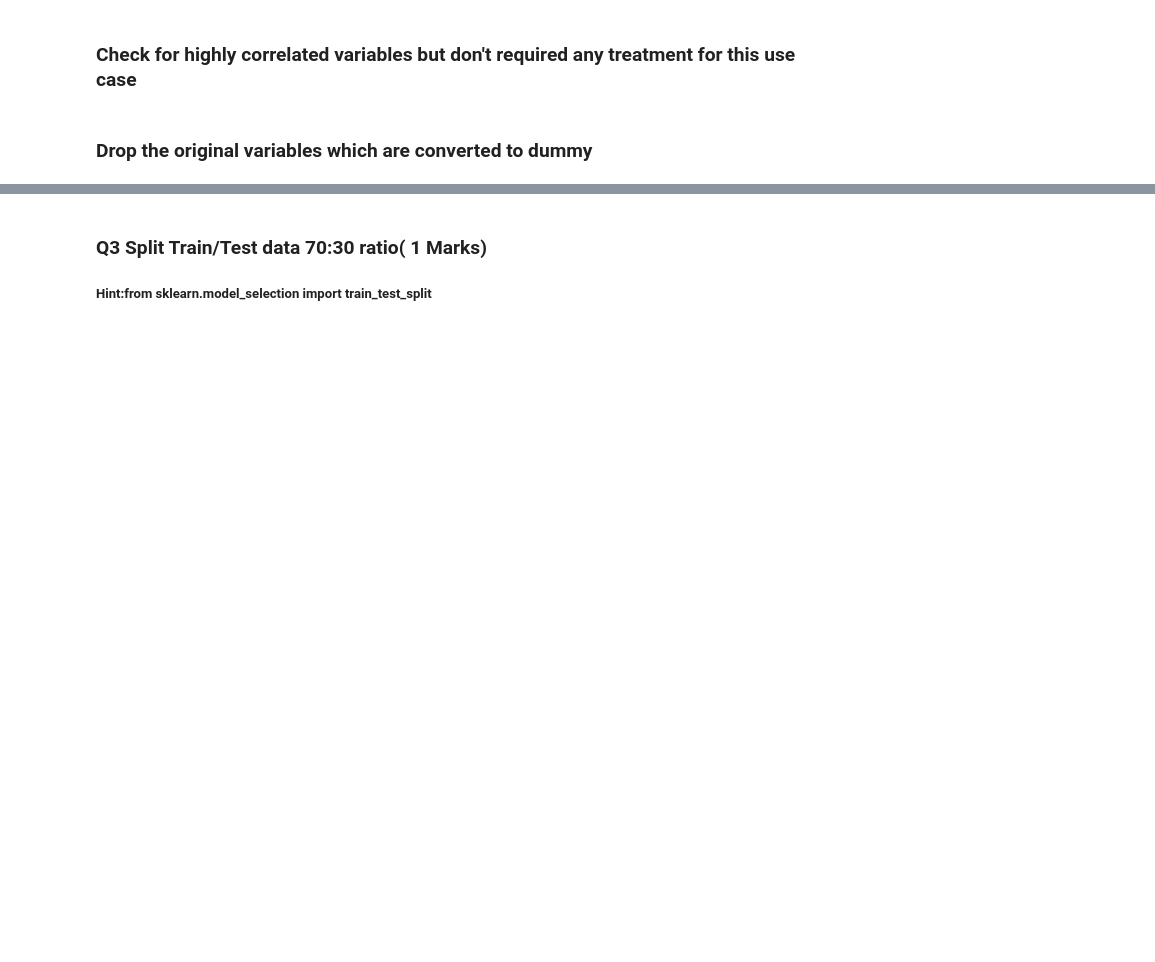
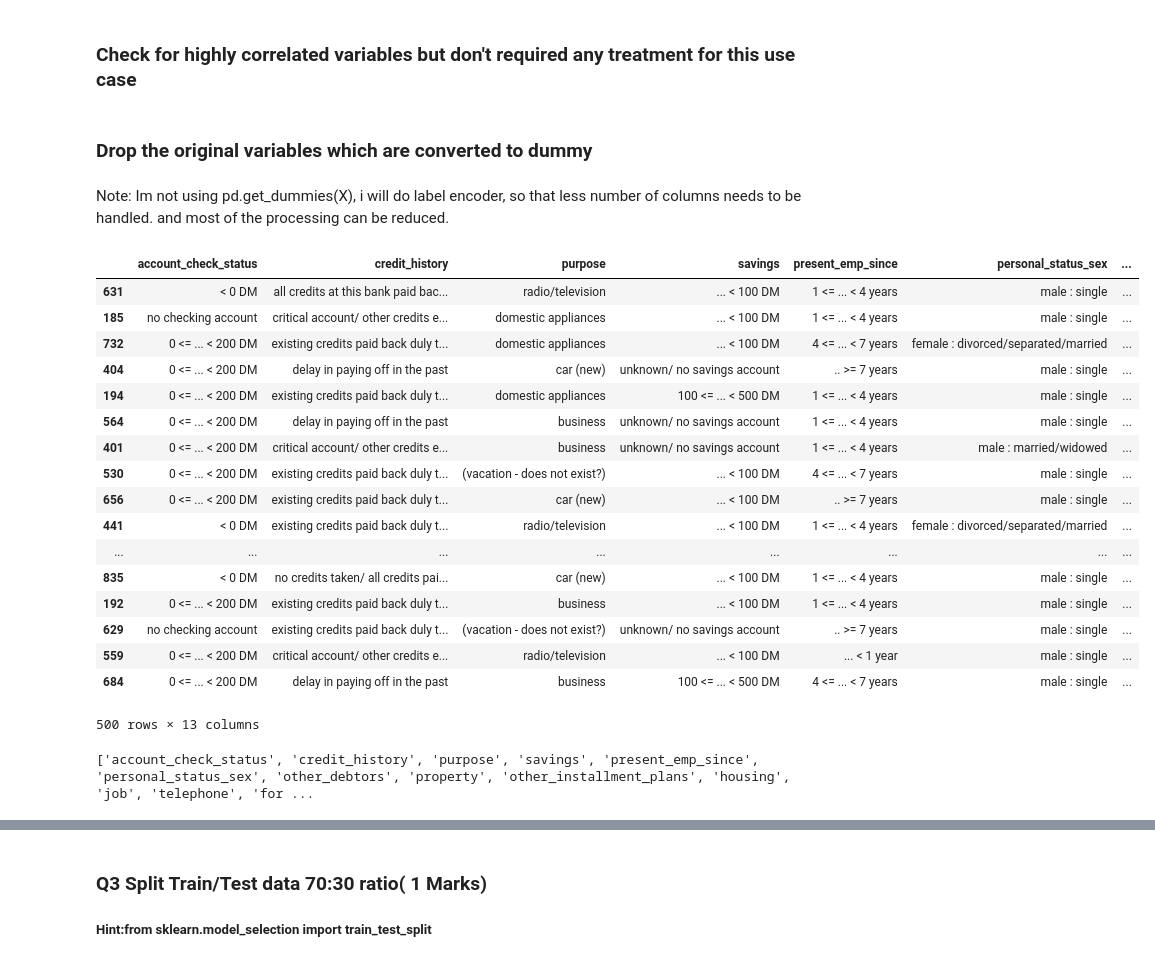
Before and after one commit to GreatLearningAIML1/bangalore-feb-batch-siju-samuel, a Jupyter notebook: R4_Lab_External_ValidationAccuracy/R4_External_Lab_Validation_Accuracy.ipynb, the cells around one changed output, grey strips where cells are left out. Saved outputs shown, nothing was run; the diff lists cells and outputs as text; code cells hidden in the pictures; blank space fills up the shorter version.

```diff
--- a/R4_Lab_External_ValidationAccuracy/R4_External_Lab_Validation_Accuracy.ipynb
+++ b/R4_Lab_External_ValidationAccuracy/R4_External_Lab_Validation_Accuracy.ipynb
@@ -111,3 +110,34 @@ X.shape
 ### Check for highly correlated variables but don't required any treatment for this use case
 # %% [markdown]
 ### Drop the original variables which are converted to dummy
+# %% [markdown]
+Note: Im not using pd.get_dummies(X), i will do label encoder, so that less number of columns needs to be handled.
+and most of the processing can be reduced.
+# %%
+#Check how many columns are of non-numeric type
+X.select_dtypes(include='object')
+# %% [output]
+|  | account_check_status | credit_history | purpose | savings | present_emp_since | personal_status_sex | ... |
+| 631 | < 0 DM | all credits at this bank paid bac... | radio/television | ... < 100 DM | 1 <= ... < 4 years | male : single | ... |
+| 185 | no checking account | critical account/ other credits e... | domestic appliances | ... < 100 DM | 1 <= ... < 4 years | male : single | ... |
+| 732 | 0 <= ... < 200 DM | existing credits paid back duly t... | domestic appliances | ... < 100 DM | 4 <= ... < 7 years | female : divorced/separated/married | ... |
+| 404 | 0 <= ... < 200 DM | delay in paying off in the past | car (new) | unknown/ no savings account | .. >= 7 years | male : single | ... |
+| 194 | 0 <= ... < 200 DM | existing credits paid back duly t... | domestic appliances | 100 <= ... < 500 DM | 1 <= ... < 4 years | male : single | ... |
+| 564 | 0 <= ... < 200 DM | delay in paying off in the past | business | unknown/ no savings account | 1 <= ... < 4 years | male : single | ... |
+| 401 | 0 <= ... < 200 DM | critical account/ other credits e... | business | unknown/ no savings account | 1 <= ... < 4 years | male : married/widowed | ... |
+| 530 | 0 <= ... < 200 DM | existing credits paid back duly t... | (vacation - does not exist?) | ... < 100 DM | 4 <= ... < 7 years | male : single | ... |
+| 656 | 0 <= ... < 200 DM | existing credits paid back duly t... | car (new) | ... < 100 DM | .. >= 7 years | male : single | ... |
+| 441 | < 0 DM | existing credits paid back duly t... | radio/television | ... < 100 DM | 1 <= ... < 4 years | female : divorced/separated/married | ... |
+| ... | ... | ... | ... | ... | ... | ... | ... |
+| 835 | < 0 DM | no credits taken/ all credits pai... | car (new) | ... < 100 DM | 1 <= ... < 4 years | male : single | ... |
+| 192 | 0 <= ... < 200 DM | existing credits paid back duly t... | business | ... < 100 DM | 1 <= ... < 4 years | male : single | ... |
+| 629 | no checking account | existing credits paid back duly t... | (vacation - does not exist?) | unknown/ no savings account | .. >= 7 years | male : single | ... |
+| 559 | 0 <= ... < 200 DM | critical account/ other credits e... | radio/television | ... < 100 DM | ... < 1 year | male : single | ... |
+| 684 | 0 <= ... < 200 DM | delay in paying off in the past | business | 100 <= ... < 500 DM | 4 <= ... < 7 years | male : single | ... |
+500 rows × 13 columns
+# %%
+#Print all the column names
+cols = list(X.select_dtypes(include='object').columns)
+print(cols)
+# %% [output]
+['account_check_status', 'credit_history', 'purpose', 'savings', 'present_emp_since', 'personal_status_sex', 'other_debtors', 'property', 'other_installment_plans', 'housing', 'job', 'telephone', 'for ...
```
Also changed, not shown: parts of 20 cells of this notebook.
